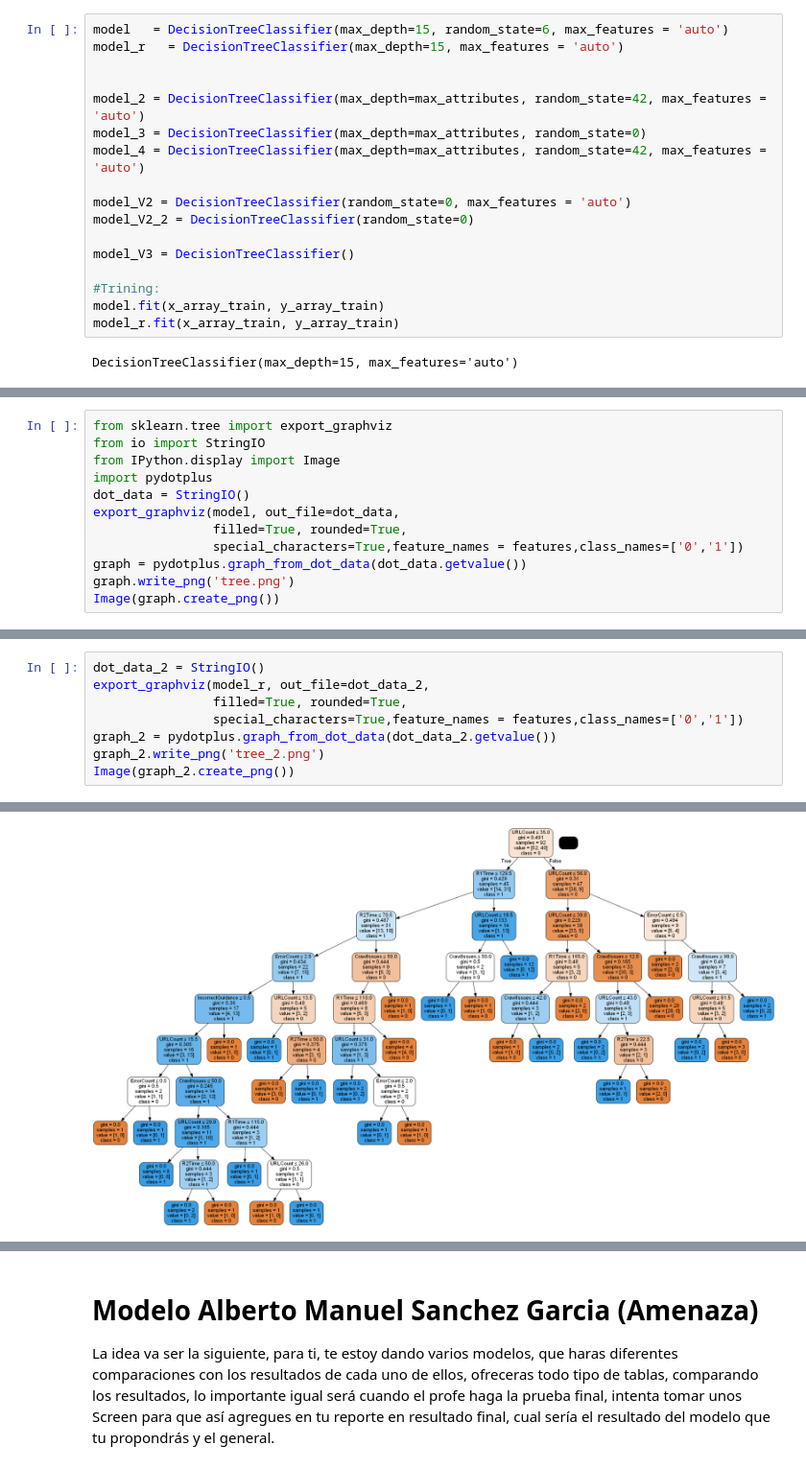
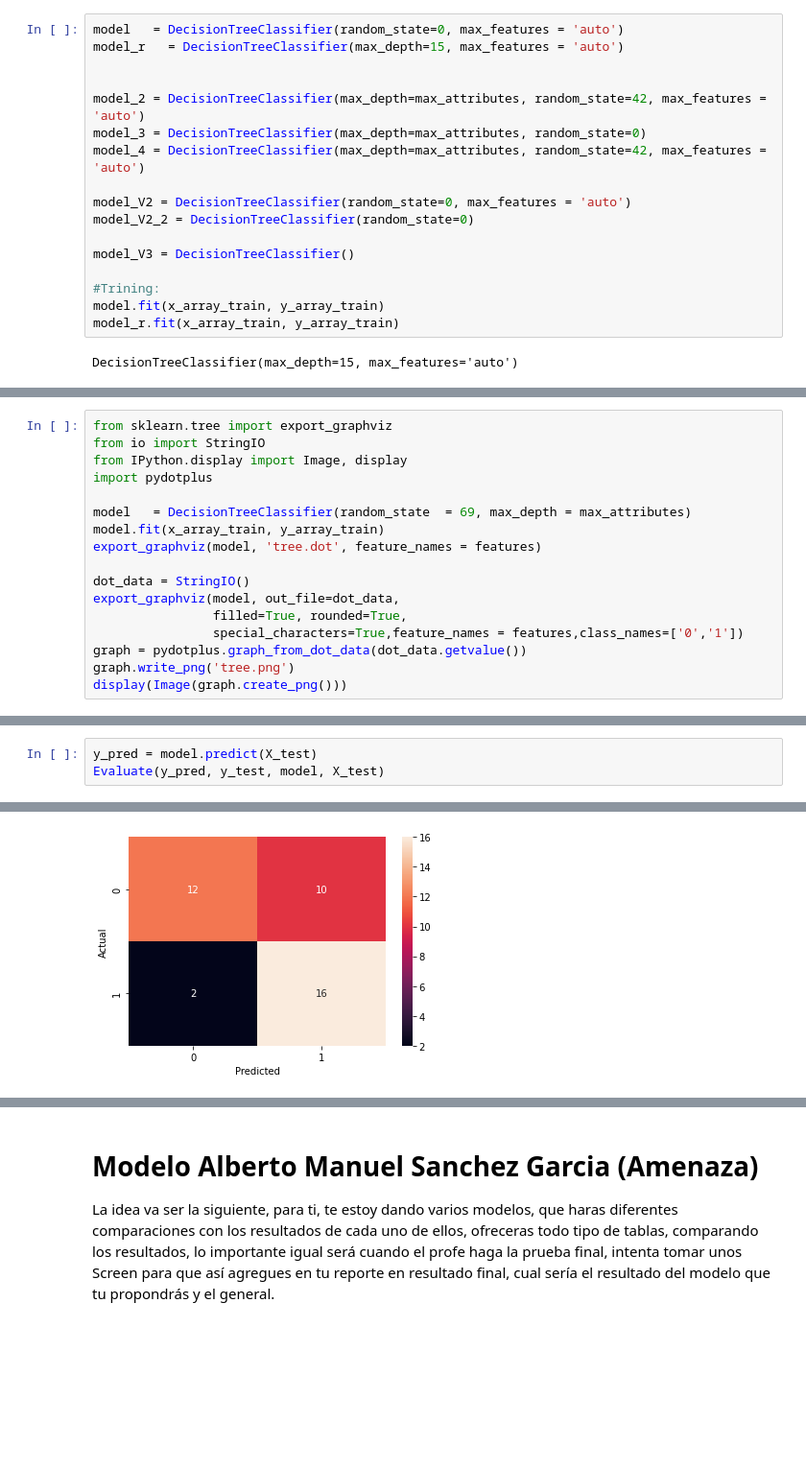
Before and after one commit to Yumil22/Curso_Python, a Jupyter notebook: DecisionTree_DataBase.ipynb, the cells around one changed output, grey strips where cells are left out. Shown: that part at 96% size. Cells and saved outputs as stored; diff of their text form; blank space fills up the shorter version.

```diff
--- a/DecisionTree_DataBase.ipynb
+++ b/DecisionTree_DataBase.ipynb
@@ -98,7 +98,7 @@ y_test = f_valid.loc[:, 'Batch Status']
 x_array_train = x.to_numpy()
 y_array_train = y.to_numpy()
 # %%
-model   = DecisionTreeClassifier(max_depth=15, random_state=6, max_features = 'auto')
+model   = DecisionTreeClassifier(random_state=0, max_features = 'auto')
 model_r   = DecisionTreeClassifier(max_depth=15, max_features = 'auto')
 
 
@@ -137,13 +137,18 @@ export_graphviz(model_r, 'tree.dot', feature_names = features)
 # %%
 from sklearn.tree import export_graphviz
 from io import StringIO
-from IPython.display import Image
+from IPython.display import Image, display
 import pydotplus
+
+model   = DecisionTreeClassifier(random_state  = 69, max_depth = max_attributes)
+model.fit(x_array_train, y_array_train)
+export_graphviz(model, 'tree.dot', feature_names = features)
+
 dot_data = StringIO()
 export_graphviz(model, out_file=dot_data,
                 filled=True, rounded=True,
                 special_characters=True,feature_names = features,class_names=['0','1'])
 graph = pydotplus.graph_from_dot_data(dot_data.getvalue())
 graph.write_png('tree.png')
-Image(graph.create_png())
+display(Image(graph.create_png()))
 # %% [output]
@@ -151,9 +156,4 @@ Image(graph.create_png())
 # %%
-dot_data_2 = StringIO()
-export_graphviz(model_r, out_file=dot_data_2,
-                filled=True, rounded=True,
-                special_characters=True,feature_names = features,class_names=['0','1'])
-graph_2 = pydotplus.graph_from_dot_data(dot_data_2.getvalue())
-graph_2.write_png('tree_2.png')
-Image(graph_2.create_png())
+y_pred = model.predict(X_test)
+Evaluate(y_pred, y_test, model, X_test)
 # %% [output]
@@ -160 +178 @@ Image(graph_2.create_png())
-[figure, old version]
+[figure, new version]
```
Also changed, not shown: parts of 7 cells of this notebook, 9 other files.
